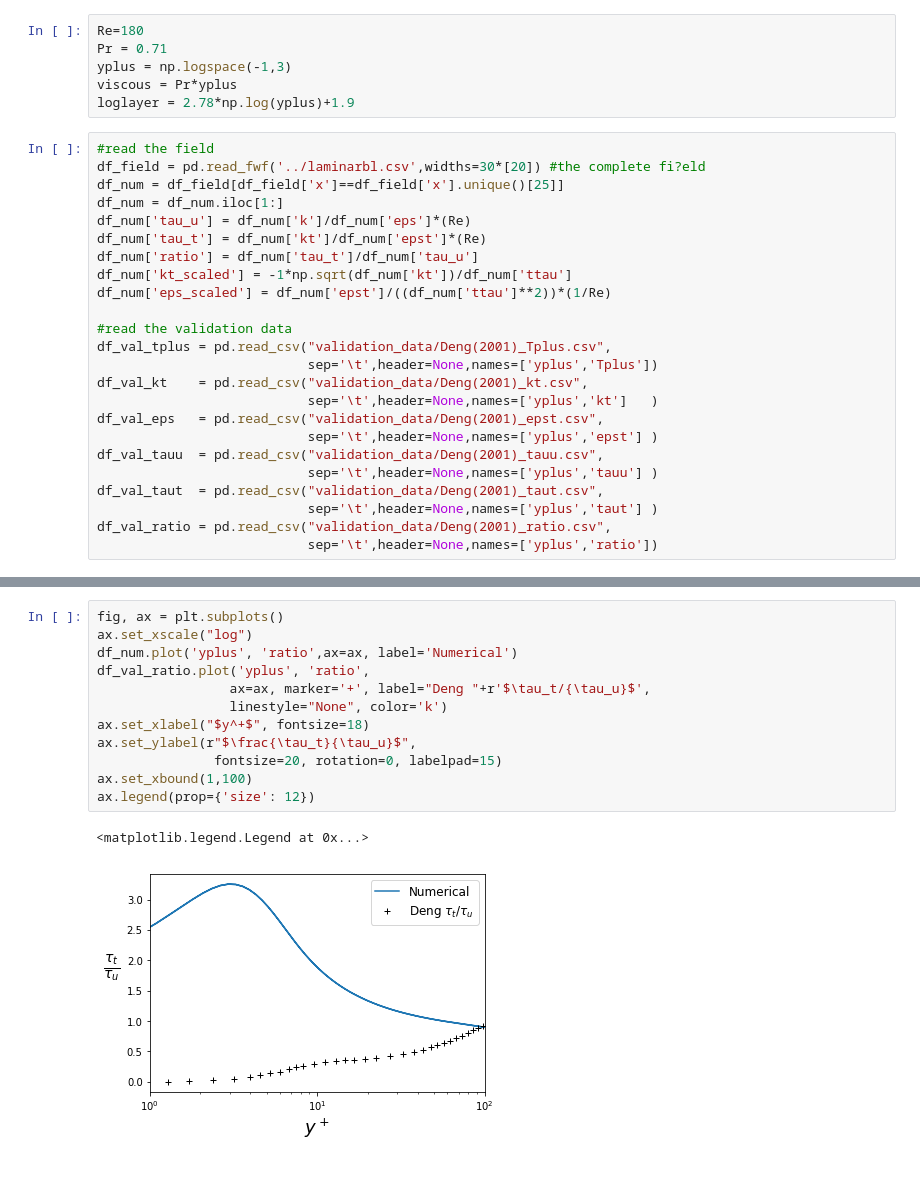
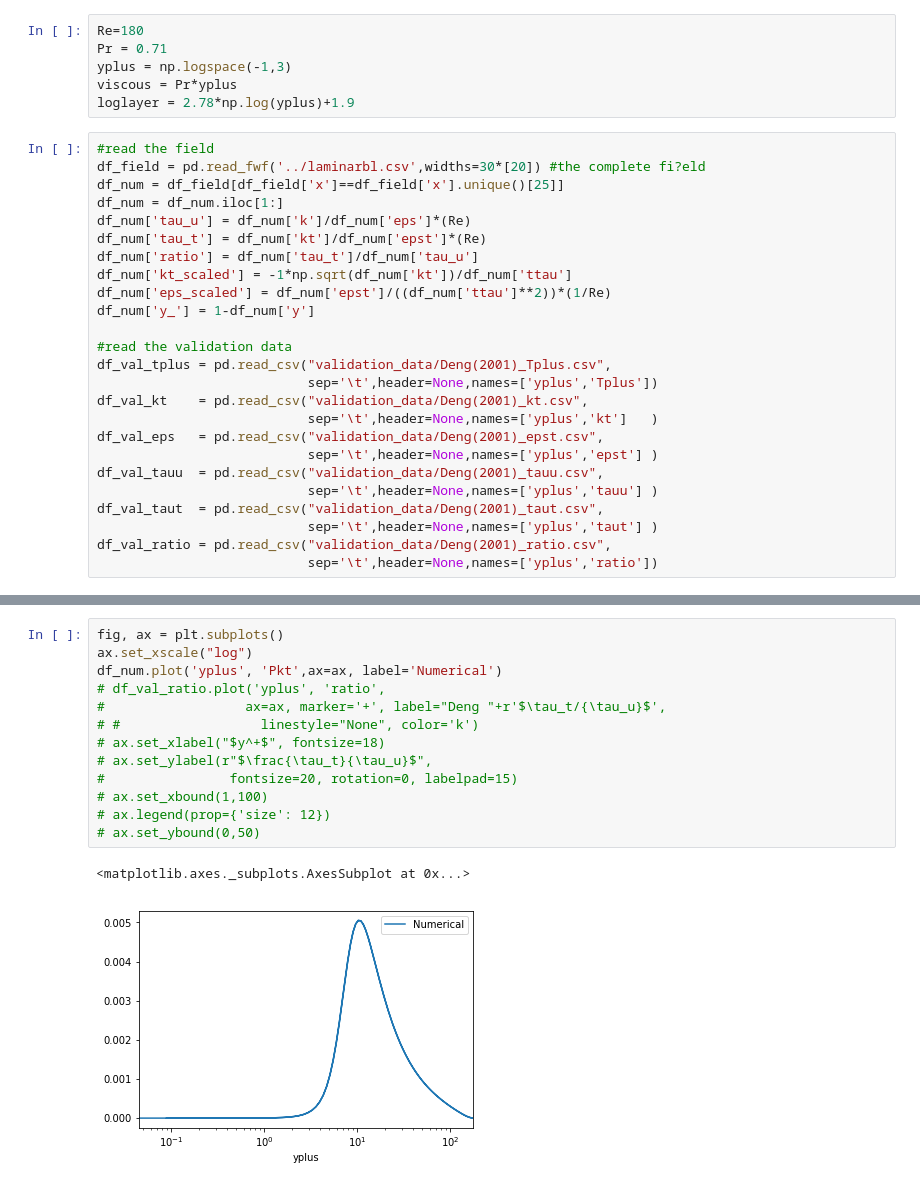
Before and after one commit to Fluid-Dynamics-Of-Energy-Systems-Team/RANS_pipe, a Jupyter notebook: notebooks/validation_Deng(2001).ipynb, the cells around one changed output, grey strips where cells are left out. Drawn from its saved outputs; the diff is of its cells as text.

```diff
--- a/notebooks/validation_Deng(2001).ipynb
+++ b/notebooks/validation_Deng(2001).ipynb
@@ -23,6 +23,7 @@ df_num['tau_t'] = df_num['kt']/df_num['epst']*(Re)
 df_num['ratio'] = df_num['tau_t']/df_num['tau_u']
 df_num['kt_scaled'] = -1*np.sqrt(df_num['kt'])/df_num['ttau']
 df_num['eps_scaled'] = df_num['epst']/((df_num['ttau']**2))*(1/Re)
+df_num['y_'] = 1-df_num['y']
 
 #read the validation data
 df_val_tplus = pd.read_csv("validation_data/Deng(2001)_Tplus.csv",
@@ -112,15 +165,16 @@ ax.legend(prop={'size': 12})
 # %%
 fig, ax = plt.subplots()
 ax.set_xscale("log")
-df_num.plot('yplus', 'ratio',ax=ax, label='Numerical')
-df_val_ratio.plot('yplus', 'ratio',
-                 ax=ax, marker='+', label="Deng "+r'$\tau_t/{\tau_u}$',
-                 linestyle="None", color='k')
-ax.set_xlabel("$y^+$", fontsize=18)
-ax.set_ylabel(r"$\frac{\tau_t}{\tau_u}$",
-               fontsize=20, rotation=0, labelpad=15)
-ax.set_xbound(1,100)
-ax.legend(prop={'size': 12})
+df_num.plot('yplus', 'Pkt',ax=ax, label='Numerical')
+# df_val_ratio.plot('yplus', 'ratio',
+#                  ax=ax, marker='+', label="Deng "+r'$\tau_t/{\tau_u}$',
+# #                  linestyle="None", color='k')
+# ax.set_xlabel("$y^+$", fontsize=18)
+# ax.set_ylabel(r"$\frac{\tau_t}{\tau_u}$",
+#                fontsize=20, rotation=0, labelpad=15)
+# ax.set_xbound(1,100)
+# ax.legend(prop={'size': 12})
+# ax.set_ybound(0,50)
 # %% [output]
-<matplotlib.legend.Legend at 0x...>
+<matplotlib.axes._subplots.AxesSubplot at 0x...>
-[figure, old version]
+[figure, new version]
```
Also changed, not shown: parts of 7 cells of this notebook, 13 other files.
